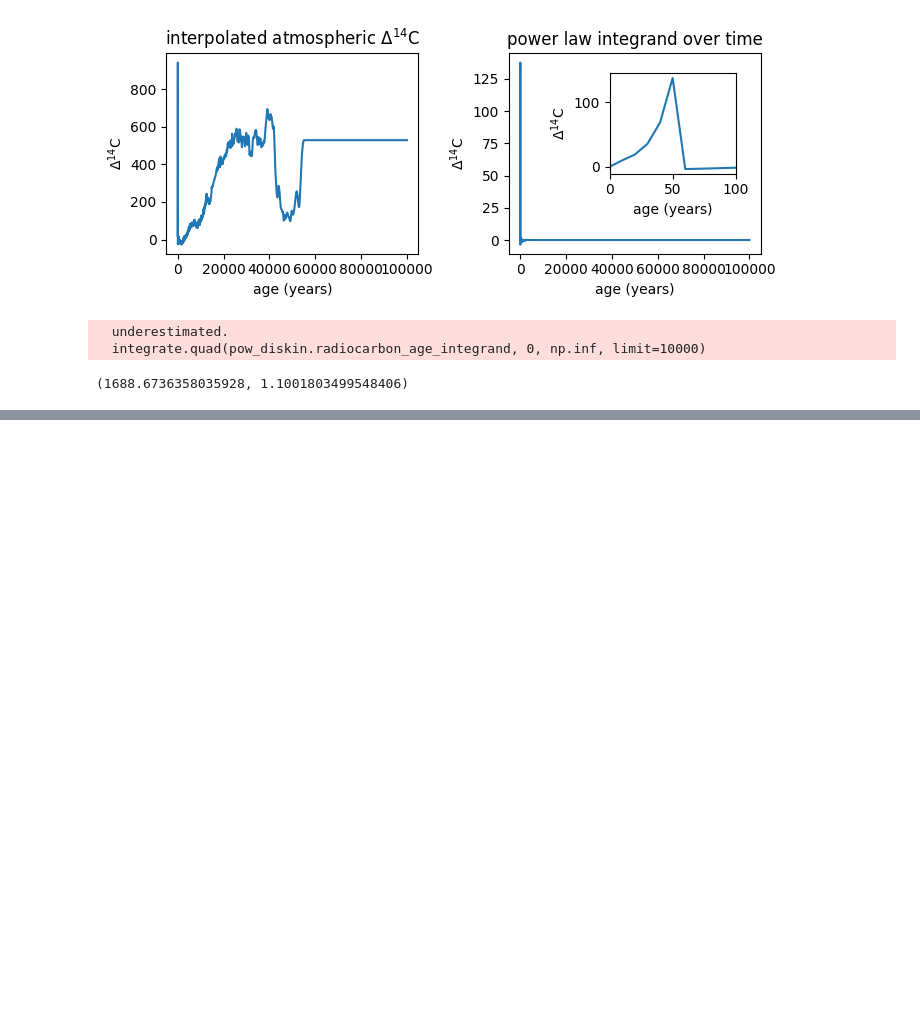
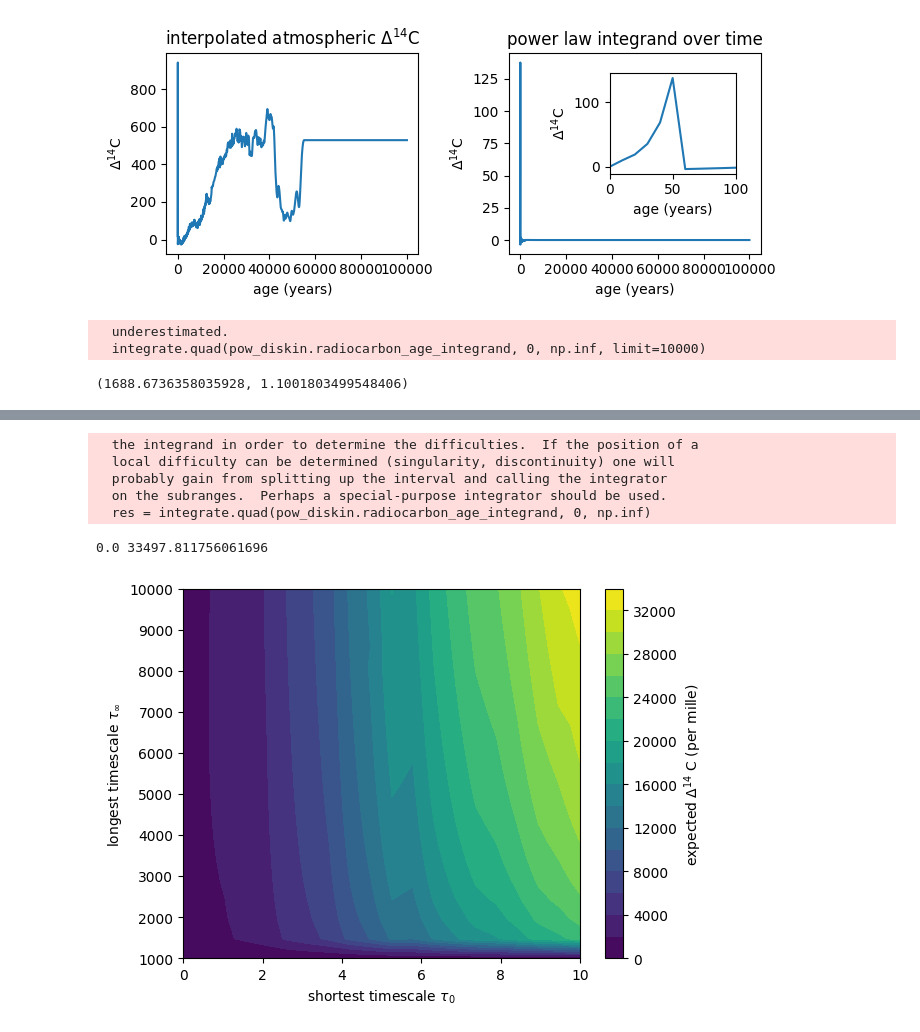
Before and after one commit to flamholz/soil_diskin, a Jupyter notebook: notebooks/test_power_law.ipynb, the cells around one changed output, grey strips where cells are left out. Cells and saved outputs as stored; diff of their text form; code cells hidden in the pictures; blank space fills up the shorter version.

Commit message:
contour plot

```diff
--- a/notebooks/test_power_law.ipynb
+++ b/notebooks/test_power_law.ipynb
@@ -94,0 +96,36 @@ QMCQuadResult(integral=1729.4150711903794, standard_error=112.75200803465074)
+# %%
+# Build a grid of tau_0 and tau_inf values
+tau_0s = np.linspace(0, 10, 20)
+tau_infs = np.linspace(1e3, 1e4, 20)
+
+TAU_0, TAU_INF = np.meshgrid(tau_0s, tau_infs)
+R = np.zeros((len(tau_0s), len(tau_infs)))
+
+# Calculate the radiocarbon age for each pair of tau_0 and tau_inf
+# and store the result in the R matrix
+for i, tau_0 in enumerate(tau_0s):
+    for j, tau_inf in enumerate(tau_infs):
+        pow_diskin = PowerLawDisKin(tau_0, tau_inf)
+        res = integrate.quad(pow_diskin.radiocarbon_age_integrand, 0, np.inf)
+        R[i, j] = res[0]
+# %% [output]
+  the integrand in order to determine the difficulties.  If the position of a
+  local difficulty can be determined (singularity, discontinuity) one will
+  probably gain from splitting up the interval and calling the integrator
+  on the subranges.  Perhaps a special-purpose integrator should be used.
+  res = integrate.quad(pow_diskin.radiocarbon_age_integrand, 0, np.inf)
+# %%
+# contour plot with logarithmic color scale
+plt.figure()
+
+log_color_norm = LogNorm(vmin=1, vmax=R.max())
+print(R.min(), R.max())
+
+plt.contourf(TAU_0, TAU_INF, R, levels=20, cmap='viridis')
+plt.colorbar().set_label('expected $\Delta^{14}$ C (per mille)')
+plt.xlabel('shortest timescale $\\tau_0$')
+plt.ylabel('longest timescale $\\tau_{\infty}$')
+plt.show()
+# %% [output]
+0.0 33497.811756061696
+[figure, added]
```
Also changed, not shown: parts of 2 cells of this notebook.
